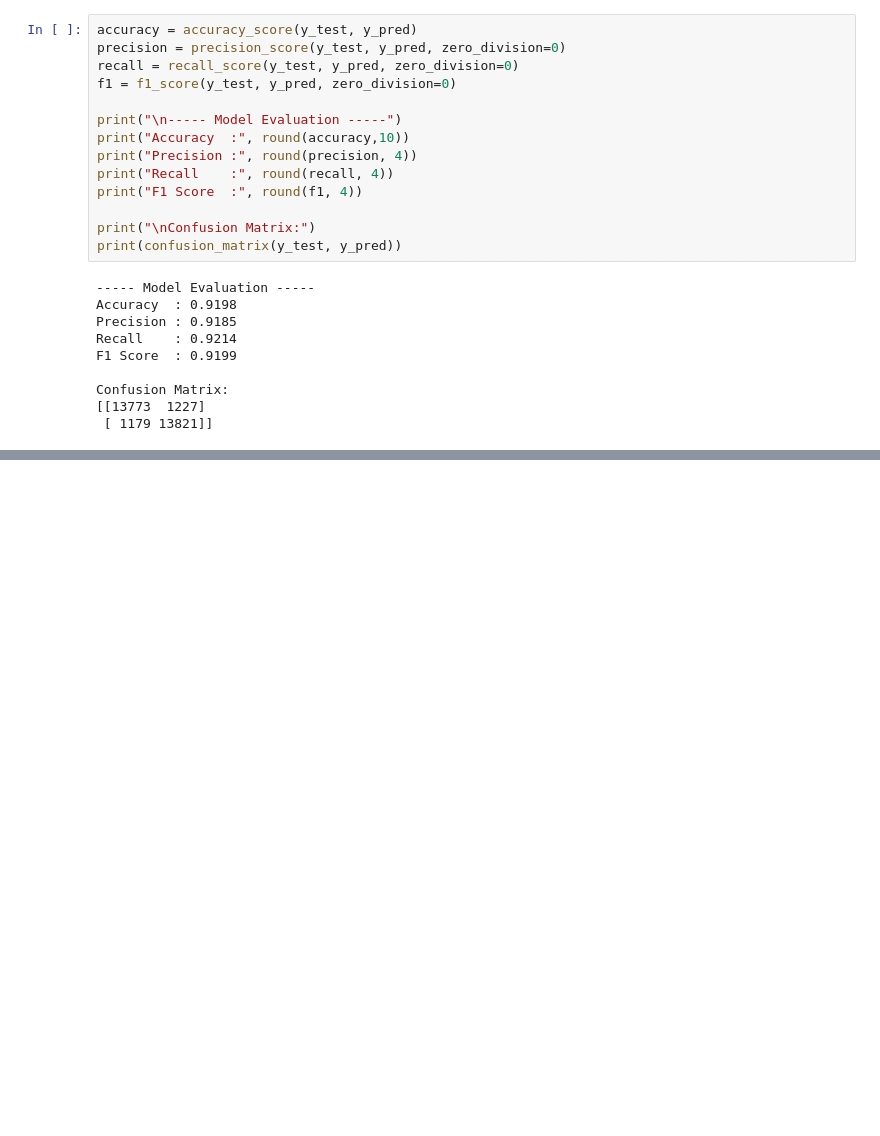
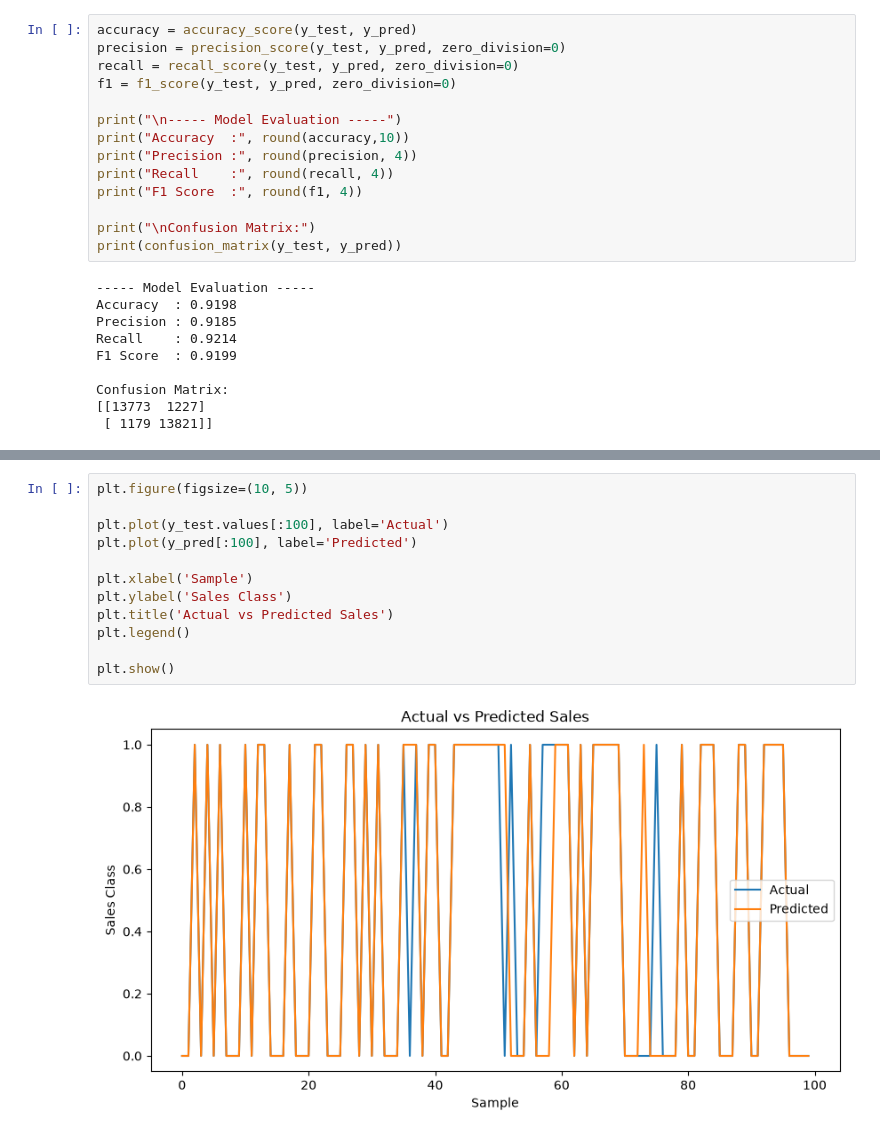
Before and after one commit to anutr3152-sudo/Sales-forecast, a Jupyter notebook: model train.ipynb, the cells around one changed output, grey strips where cells are left out. Drawn from its saved outputs; the diff is of its cells as text; blank space fills up the shorter version.

```diff
--- a/model train.ipynb
+++ b/model train.ipynb
@@ -158,0 +162,14 @@ plt.show()
+# %%
+plt.figure(figsize=(10, 5))
+
+plt.plot(y_test.values[:100], label='Actual')
+plt.plot(y_pred[:100], label='Predicted')
+
+plt.xlabel('Sample')
+plt.ylabel('Sales Class')
+plt.title('Actual vs Predicted Sales')
+plt.legend()
+
+plt.show()
+# %% [output]
+[figure, added]
```
Also changed, not shown: parts of 5 cells of this notebook.
